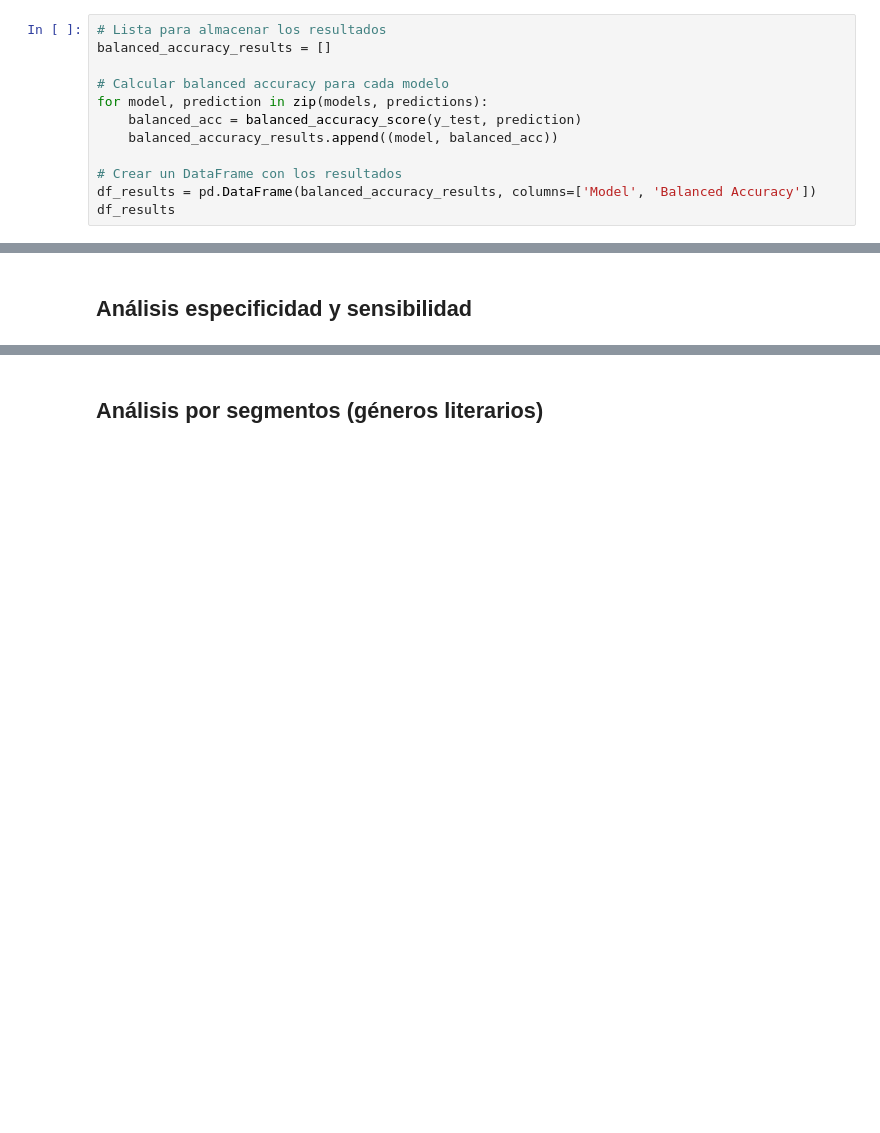
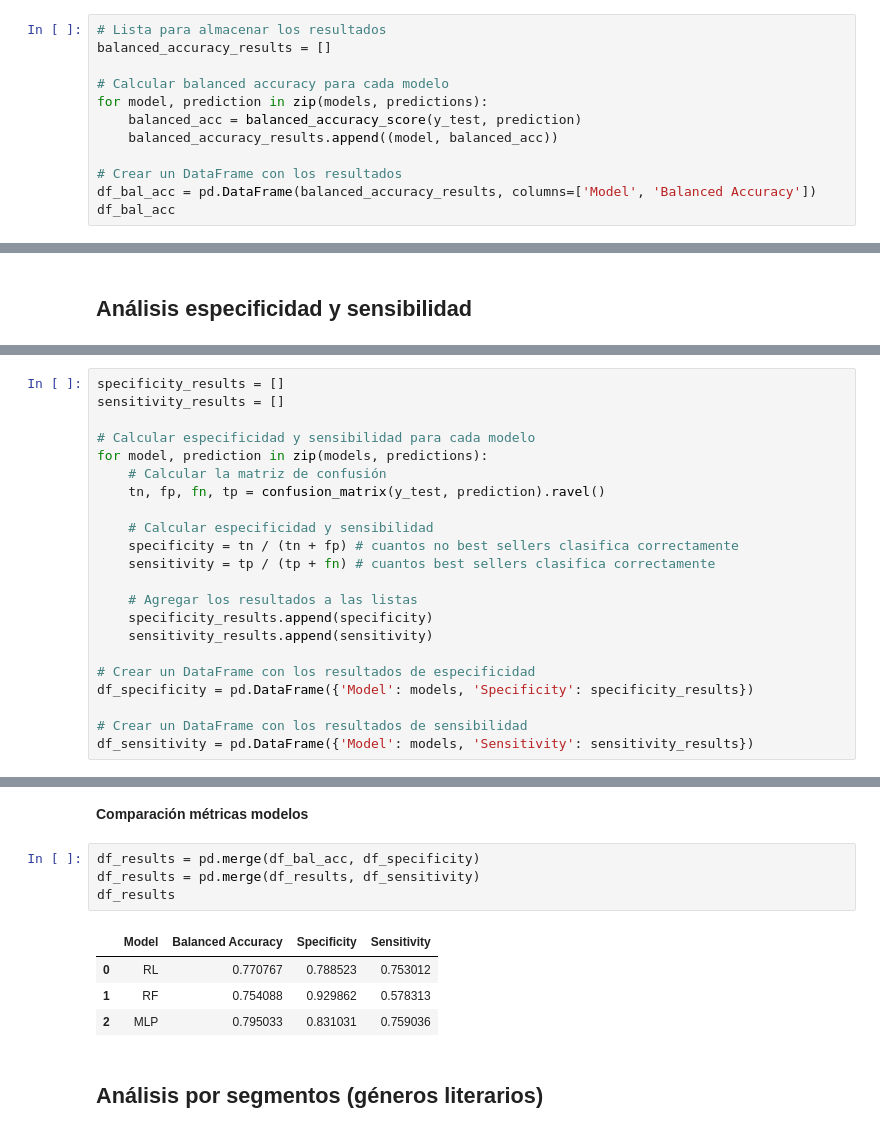
Before and after one commit to MMCCJJ/NOVELLA, a Jupyter notebook: src/modelos/evaluacionModelosCandidatos.ipynb, the cells around one changed output, grey strips where cells are left out. Drawn from its saved outputs; the diff is of its cells as text; blank space fills up the shorter version.

Commit message:
Añade evaluacion especificidad y sensibilidad

```diff
--- a/src/modelos/evaluacionModelosCandidatos.ipynb
+++ b/src/modelos/evaluacionModelosCandidatos.ipynb
@@ -303,8 +303,8 @@ for model, prediction in zip(models, predictions):
     balanced_accuracy_results.append((model, balanced_acc))
 
 # Crear un DataFrame con los resultados
-df_results = pd.DataFrame(balanced_accuracy_results, columns=['Model', 'Balanced Accuracy'])
-df_results
+df_bal_acc = pd.DataFrame(balanced_accuracy_results, columns=['Model', 'Balanced Accuracy'])
+df_bal_acc
 # %% [output]
 |  | Model | Balanced Accuracy |
 | 0 | RL | 0.770767 |
@@ -314,0 +317,22 @@ df_results
+# %%
+specificity_results = []
+sensitivity_results = []
+
+# Calcular especificidad y sensibilidad para cada modelo
+for model, prediction in zip(models, predictions):
+    # Calcular la matriz de confusión
+    tn, fp, fn, tp = confusion_matrix(y_test, prediction).ravel()
+
+    # Calcular especificidad y sensibilidad
+    specificity = tn / (tn + fp) # cuantos no best sellers clasifica correctamente
+    sensitivity = tp / (tp + fn) # cuantos best sellers clasifica correctamente
+
+    # Agregar los resultados a las listas
+    specificity_results.append(specificity)
+    sensitivity_results.append(sensitivity)
+
+# Crear un DataFrame con los resultados de especificidad
+df_specificity = pd.DataFrame({'Model': models, 'Specificity': specificity_results})
+
+# Crear un DataFrame con los resultados de sensibilidad
+df_sensitivity = pd.DataFrame({'Model': models, 'Sensitivity': sensitivity_results})
@@ -315,3 +357,14 @@ df_results
+# %% [markdown]
+**Comparación métricas modelos**
+# %%
+df_results = pd.merge(df_bal_acc, df_specificity)
+df_results = pd.merge(df_results, df_sensitivity)
+df_results
+# %% [output]
+|  | Model | Balanced Accuracy | Specificity | Sensitivity |
+| 0 | RL | 0.770767 | 0.788523 | 0.753012 |
+| 1 | RF | 0.754088 | 0.929862 | 0.578313 |
+| 2 | MLP | 0.795033 | 0.831031 | 0.759036 |
 # %% [markdown]
 ## Análisis por segmentos (géneros literarios)
 # %% [markdown]
```
Also changed, not shown: parts of 3 cells of this notebook.
